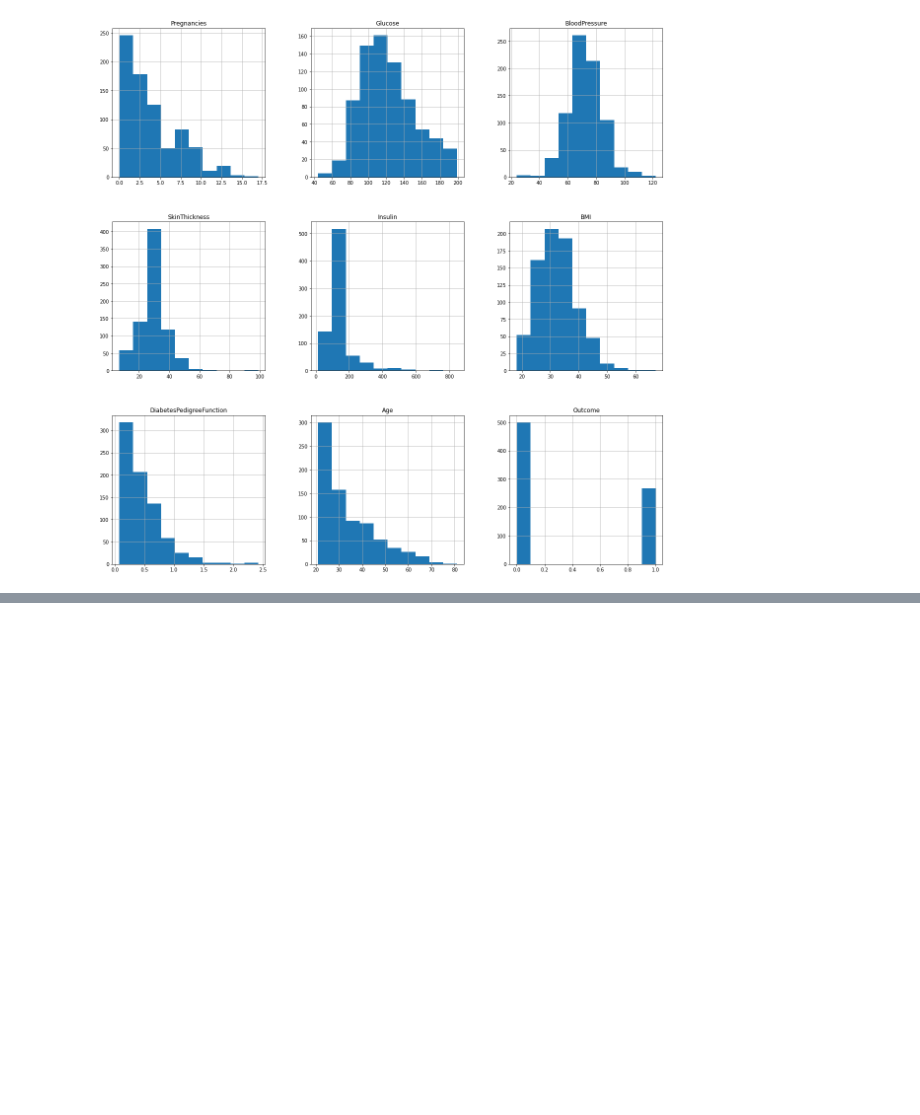
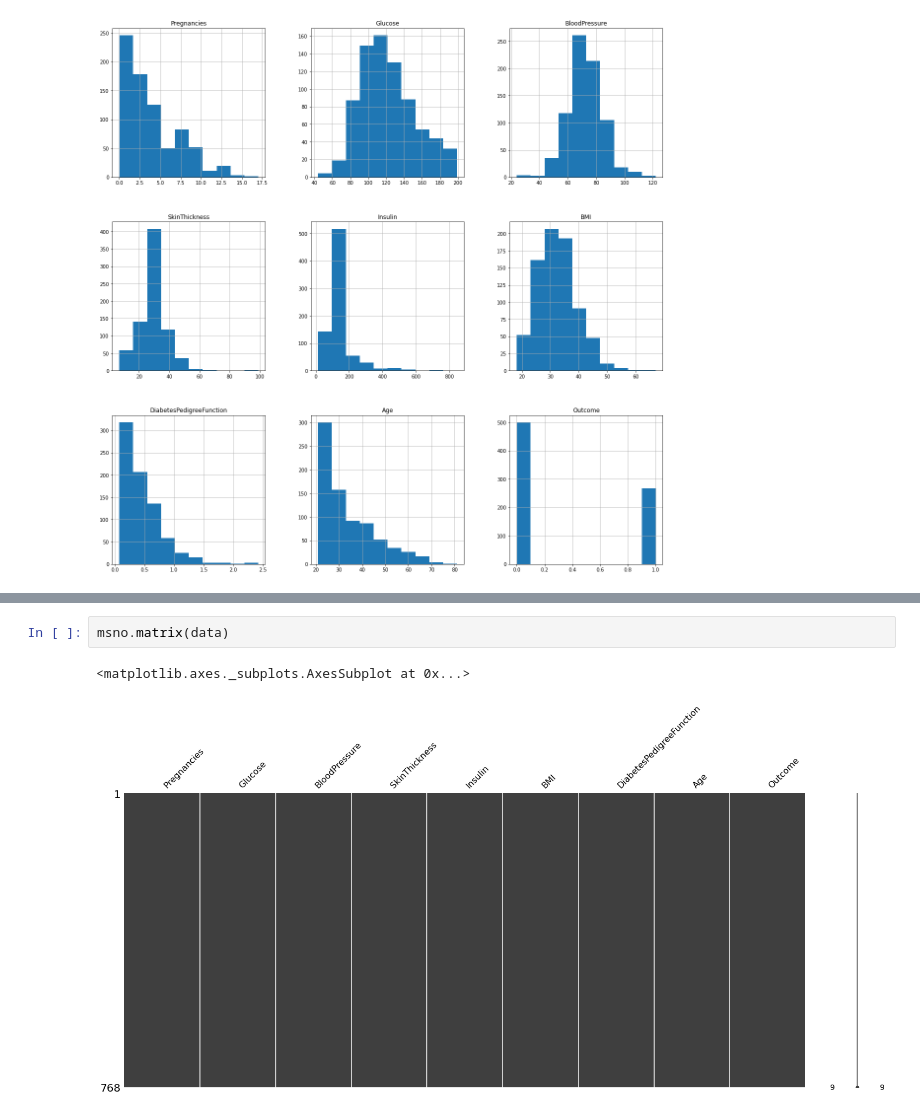
Before and after one commit to Riaduddin/EDA, a Jupyter notebook: Diabetes_Predictions/Diabetes_predictions.ipynb, the cells around one changed output, grey strips where cells are left out. Drawn from its saved outputs; the diff is of its cells as text; blank space fills up the shorter version.

```diff
--- a/Diabetes_Predictions/Diabetes_predictions.ipynb
+++ b/Diabetes_Predictions/Diabetes_predictions.ipynb
@@ -132,0 +142,5 @@ p=data_copy.hist(figsize=(20,20))
+# %%
+msno.matrix(data)
+# %% [output]
+<matplotlib.axes._subplots.AxesSubplot at 0x...>
+[figure, added]
```
Also changed, not shown: parts of 28 cells of this notebook.
